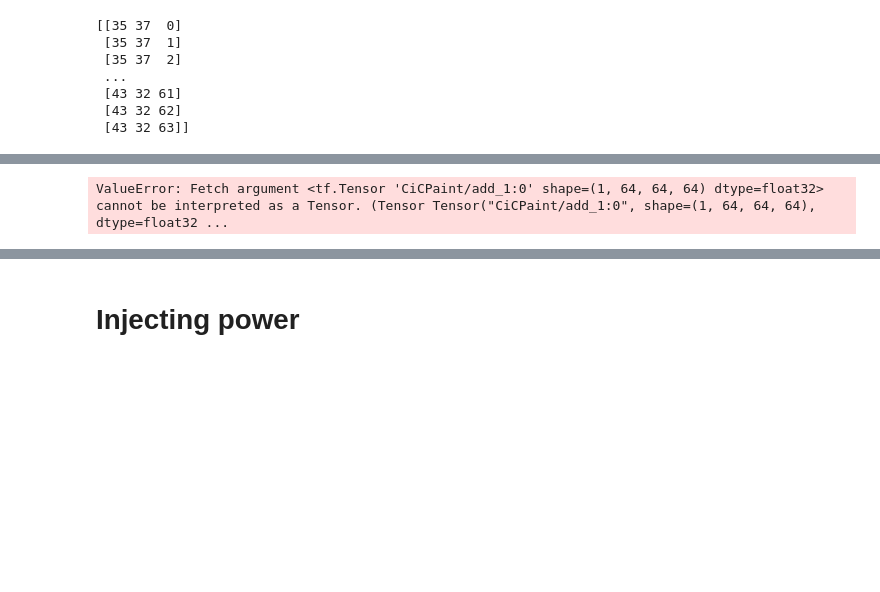
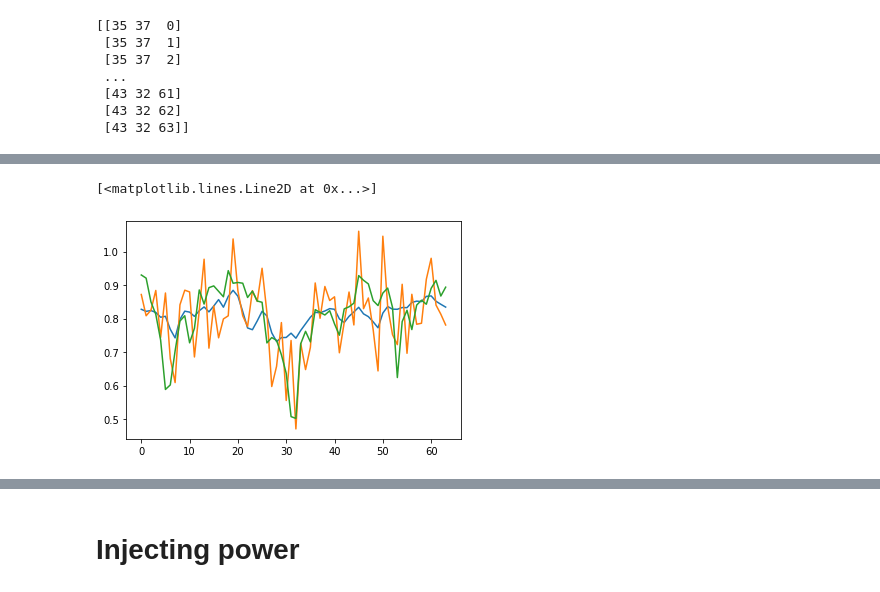
Before and after one commit to bhorowitz/tardis_ps, a Jupyter notebook: nb/cleaned_PS_2.ipynb, the cells around one changed output, grey strips where cells are left out. Saved outputs shown, nothing was run; the diff lists cells and outputs as text; code cells hidden in the pictures; blank space fills up the shorter version.

Commit message:
fixed forward operator and flux field

```diff
--- a/nb/cleaned_PS_2.ipynb
+++ b/nb/cleaned_PS_2.ipynb
@@ -376,7 +376,7 @@ skewers_fin = np.array(np.vstack(skewers_pos),dtype=int)
 
 #flux values at each point
 #### Should be RSD (not sim)
-vals_lya = sim[0, skewers_fin[:,0], skewers_fin[:,1], skewers_fin[:,2]]
+vals_lya = gal[0, skewers_fin[:,0], skewers_fin[:,1], skewers_fin[:,2]]
 
 #add noise
 n = numpy.array([numpy.random.normal(scale = np.sqrt(abs(i)), size = nc) for i in noise_level]).flatten()
@@ -446,7 +446,7 @@ def reduce_sum_det(x):
 # %%
 tf.reset_default_graph()
 
-maxiter = 100
+maxiter = 1000
 gtol=1e-12
 sigma=1.0
 
@@ -455,9 +455,20 @@ yy_lya = tf.placeholder(tf.float32, [skewers_fin.shape[0]]) #lya flux
 
 bias = tf.Variable([0.0,0.0], name="variables", trainable=True) #Bias
 
+
+linearkk = tf.get_variable('linmesh', shape=(1, nc, nc, nc),
+                    initializer=tf.random_normal_initializer(mean=1.0, stddev=0.5), trainable=True)
+initlin_op = linearkk.assign(xx, name='initlin_op')
+#evolved_field, evolved_state = uni.pm(self.linear)
+
+linear_wc = tfpm.r2c3d(linearkk, norm=nc**3, name=None)
+linear_k = tf.multiply(linear_wc, (pkmesh/bs**3)**0.5)
+linear = tfpm.c2r3d(linear_k , norm=nc**3, name=None) #*1024*np.sqrt(2)
+
+final_field,evolved_field_FGPA = pm(linear,bias)
 # No RSD stuff for now...
 #evolved_field_FGPA = K.exp(-1.0*self.RSD_tau)#fgpa(self.evolved_field,bias_lya)
-evolved_field_FGPA = np.exp(-b1*sim**b2)
+#evolved_field_FGPA = np.exp(-b1*sim2**b2)
 
 # No smoothing for now...
 #evolved_field_FGPA_sm = smoothing(evolved_field_FGPA, Rsm, kmesh, nc)
@@ -466,15 +477,6 @@ flux_val = flowpm.cic_readout(evolved_field_FGPA,np.array(skewers_fin,dtype=np.f
 
 likelihood = likelihood_fn_lya(flux_val, yy_lya, inverse_covar)
 likelihood_lya = reduce_sum_det(likelihood)
-
-linearkk = tf.get_variable('linmesh', shape=(1, nc, nc, nc),
-                    initializer=tf.random_normal_initializer(mean=1.0, stddev=0.5), trainable=True)
-initlin_op = linearkk.assign(xx, name='initlin_op')
-evolved_field, evolved_state = self.uni.pm(self.linear)
-
-linear_wc = tfpm.r2c3d(linearkk, norm=nc**3, name=None)
-linear_k = tf.multiply(linear_wc, (pkmesh/bs**3)**0.5)
-linear = tfpm.c2r3d(linear_k , norm=nc**3, name=None) #*1024*np.sqrt(2)
 
 # Compute the likelihood fn
 #self.likelihood,self.final_field = likelihood_fn(tf.expand_dims(self.yy, -1), self.bias, tf.expand_dims(self.linear,-1))
@@ -517,6 +519,15 @@ Total Time: 0.6077156066894531
 # %%
 #recon_linear, recon_evolved, recon_gal = sess.run([linear, evolved_field, flux_val],
 #          {xx:starting_point, yy_lya:vals_observed})
-test, inp, fins, bf = sess.run([linear,linearkk, final_field,bias], {xx:starting_point,yy_lya:vals_observed})
+test, inp, fins, bf,flux_out = sess.run([linear,linearkk, final_field,bias,flux_val], {xx:starting_point,yy_lya:vals_observed})
-# %% [output]
-ValueError: Fetch argument <tf.Tensor 'CiCPaint/add_1:0' shape=(1, 64, 64, 64) dtype=float32> cannot be interpreted as a Tensor. (Tensor Tensor("CiCPaint/add_1:0", shape=(1, 64, 64, 64), dtype=float32 ...
+# %%
+skewers_in = vals_observed.reshape(-1,64)
+skewers_out = flux_out.reshape(-1,64)
+skewers_true = vals_lya.reshape(-1,64)
+# %%
+plot(skewers_out[10])
+plot(skewers_in[10])
+plot(skewers_true[10])
+# %% [output]
+[<matplotlib.lines.Line2D at 0x...>]
+[figure, added]
```
Also changed, not shown: parts of 11 cells of this notebook.
